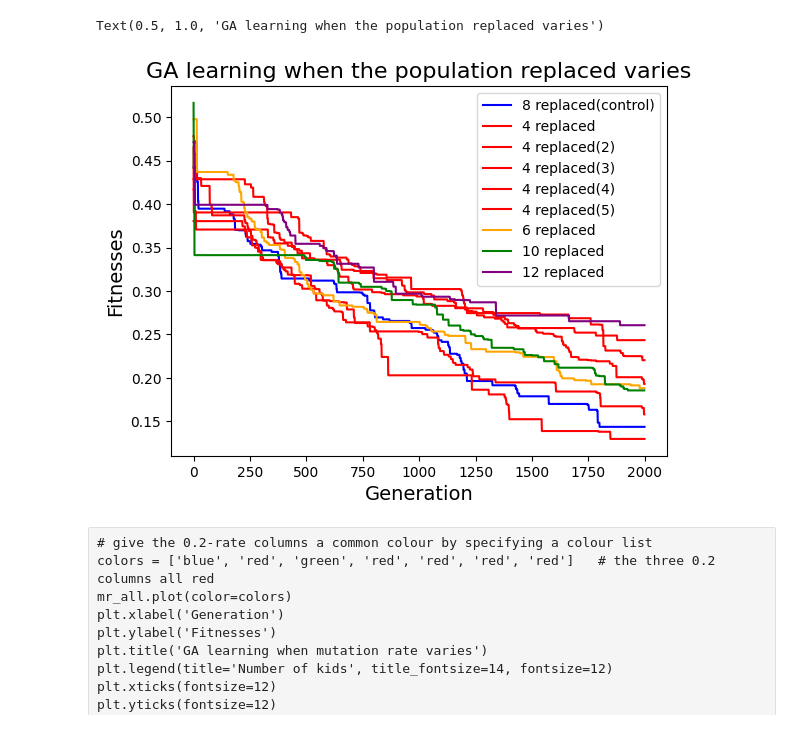
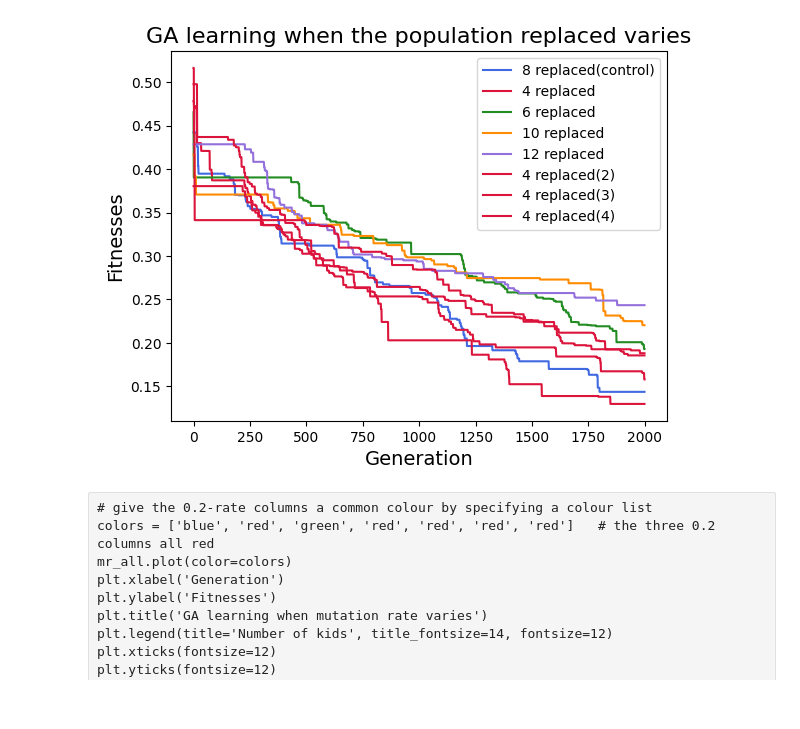
Before and after one commit to sanvikirloskar/Efficient-Simulation-of-the-Schrodinger-Equation, a Jupyter notebook: ga_graphs.ipynb, the cells around one changed output. Cells and saved outputs as stored; diff of their text form; code cells hidden in the pictures.

```diff
--- a/ga_graphs.ipynb
+++ b/ga_graphs.ipynb
@@ -11,15 +11,14 @@ mr02 = pd.read_csv("GA_4_dead.csv", header= None)
 mr03 = pd.read_csv("GA_6_dead.csv", header= None)
 mr04 = pd.read_csv("GA_10_dead.csv", header= None)
 mr05 = pd.read_csv("GA_12_dead.csv", header = None)
-mr06 = pd.read_csv("GA_4_dead_2.csv")
-mr07 = pd.read_csv("GA_4_dead_3.csv")
-mr08 = pd.read_csv("GA_4_dead_4.csv")
-mr09 = pd.read_csv("GA_4_dead_5.csv")
+mr06 = pd.read_csv("GA_4_dead_2.csv", header = None)
+mr07 = pd.read_csv("GA_4_dead_3.csv", header = None)
+mr08 = pd.read_csv("GA_4_dead_4.csv", header = None)
 # %%
 
 
 # put kids_8 first, then the others
-mr_all = pd.concat([mr01, mr02, mr03, mr04, mr05,mr06, mr07, mr08, mr09], axis=1)
+mr_all = pd.concat([mr01, mr02, mr03, mr04, mr05,mr06, mr07, mr08], axis=1)
 
 mr_all.head()
 # %% [output]
@@ -32,15 +31,15 @@ mr_all.head()
 # %%
 # give each column a name matching the number of kids it represents
-mr_all.columns = ['8 replaced(control)','4 replaced','4 replaced(2)', '4 replaced(3)', '4 replaced(4)', '4 replaced(5)', '6 replaced', '10 replaced', '12 replaced']
-colours = ['blue','red','red','red','red','red','orange','green','purple']
+mr_all.columns = ['8 replaced(control)', '4 replaced','6 replaced', '10 replaced', '12 replaced','4 replaced(2)', '4 replaced(3)', '4 replaced(4)']
+colours = ['royalblue','crimson','forestgreen','darkorange','mediumpurple','crimson','crimson','crimson']
 # simple line plot with generation on the x‑axis
 mr_all.plot(color=colours)
 plt.xlabel('Generation', fontsize = 14)
 plt.ylabel('Fitnesses', fontsize = 14)
 plt.title('GA learning when the population replaced varies', fontsize = 16)
+plt.savefig('ga_popdead_final.png', dpi=300)
 # %% [output]
-Text(0.5, 1.0, 'GA learning when the population replaced varies')
-[figure, old version]
+[figure, new version]
 # %% [raw]
 # give the 0.2‑rate columns a common colour by specifying a colour list
 colors = ['blue', 'red', 'green', 'red', 'red', 'red', 'red']   # the three 0.2 columns all red
```
Also changed, not shown: parts of 3 cells of this notebook.
